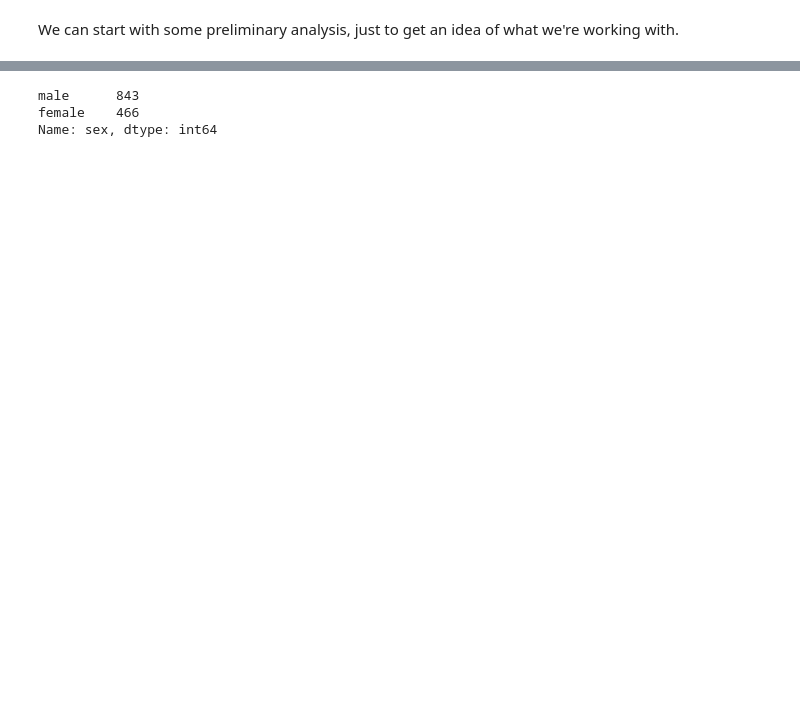
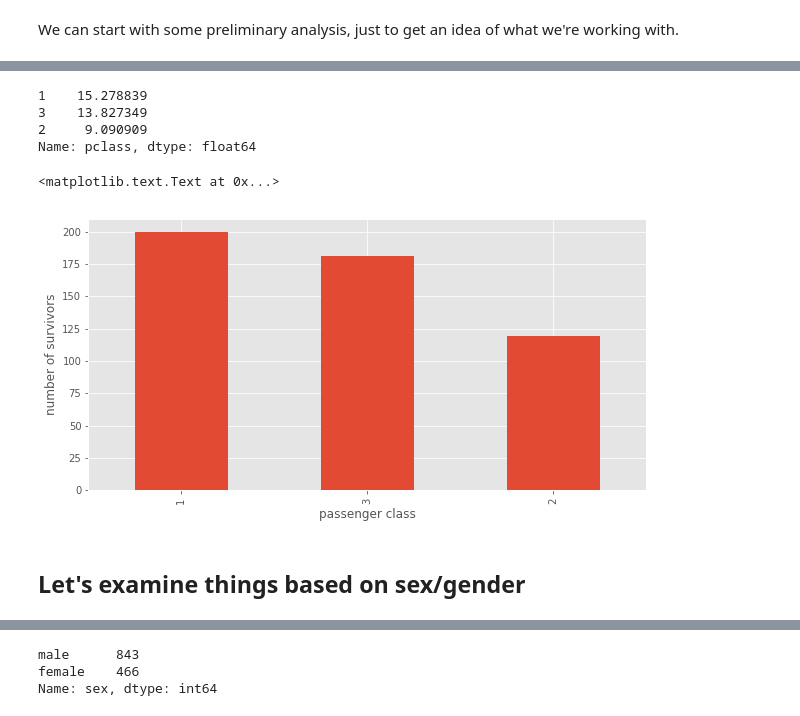
Before and after one commit to kcough/data-studio-projects, a Jupyter notebook: code/titanic_project_1/project_1_titanic_cough.ipynb, the cells around one changed output, grey strips where cells are left out. Drawn from its saved outputs; the diff is of its cells as text; code cells hidden in the pictures; blank space fills up the shorter version.

```diff
--- a/code/titanic_project_1/project_1_titanic_cough.ipynb
+++ b/code/titanic_project_1/project_1_titanic_cough.ipynb
@@ -105,0 +112,4 @@ We can start with some preliminary analysis, just to get an idea of what we're w
+# %%
+#filter the data frame for survivors
+survivors = df[df["survived"] == 1]
+survivors.head()
@@ -105,0 +137,19 @@ We can start with some preliminary analysis, just to get an idea of what we're w
+# %%
+#what percentage of people survived in each passenger class?
+
+survivors['pclass'].value_counts()/1309 * 100
+# %% [output]
+1    15.278839
+3    13.827349
+2     9.090909
+Name: pclass, dtype: float64
+# %%
+#how many survivors were there from each class?
+ax = survivors['pclass'].sort_values(ascending=True).value_counts().plot(kind='bar', figsize=(10,5))
+ax.set_ylabel('number of survivors')
+ax.set_xlabel('passenger class')
+# %% [output]
+<matplotlib.text.Text at 0x...>
+[figure, added]
+# %% [markdown]
+## Let's examine things based on sex/gender
```
Also changed, not shown: parts of 83 cells of this notebook, 1 other file.
